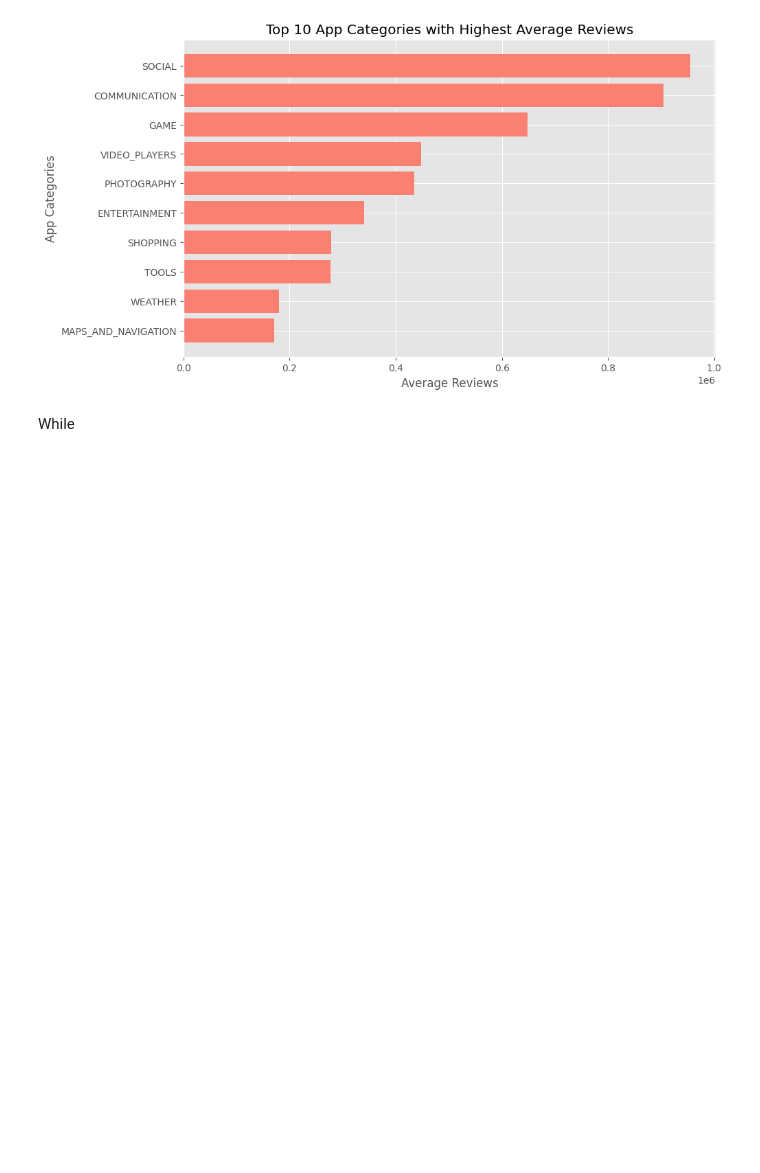
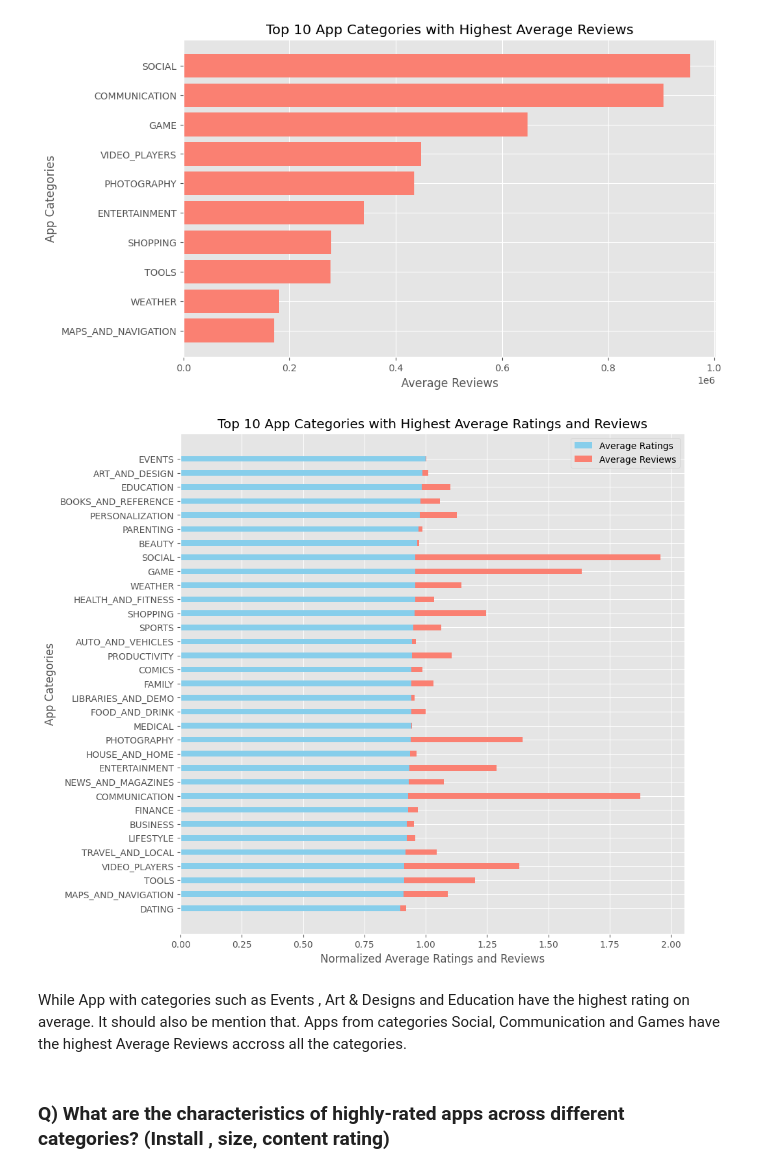
Before and after one commit to azfarali16/GooglePlayStore-EDA, a Jupyter notebook: google-play-store-apps.ipynb, the cells around one changed output. Saved outputs shown, nothing was run; the diff lists cells and outputs as text; code cells hidden in the pictures; blank space fills up the shorter version.

```diff
--- a/google-play-store-apps.ipynb
+++ b/google-play-store-apps.ipynb
@@ -375,5 +331,39 @@ plt.title('Top 10 App Categories with Highest Average Reviews')
 plt.show()
 # %% [output]
 [figure]
-# %% [markdown]
-While
+# %%
+df = playstore.groupby('Category',as_index=False)[['Rating','Reviews']].mean().\
+sort_values(by=['Rating','Reviews'],ascending = False)
+
+categories = df['Category'][::-1]
+ratings = df['Rating'][::-1]
+reviews = df['Reviews'][::-1]
+
+# Normalize the data
+ratings_norm = ratings / np.max(ratings)
+reviews_norm = reviews / np.max(reviews)
+
+# Create horizontal bar plot
+plt.figure(figsize=(10, 10))
+bar_width = 0.4
+index = np.arange(len(categories))
+
+
+plt.barh(index, ratings_norm, bar_width, color='skyblue', label='Average Ratings')
+plt.barh(index, reviews_norm, bar_width, color='salmon', label='Average Reviews', left=ratings_norm)
+
+# Add labels and title
+plt.xlabel('Normalized Average Ratings and Reviews')
+plt.ylabel('App Categories')
+plt.title('Top 10 App Categories with Highest Average Ratings and Reviews')
+plt.yticks(index, categories)
+plt.legend()
+
+# Show plot
+plt.show()
+# %% [output]
+[figure, added]
+# %% [markdown]
+While App with categories such as Events , Art & Designs and Education have the highest rating on average. It should also be mention that. Apps from categories Social, Communication and Games have the highest Average Reviews accross all the categories.
+# %% [markdown]
+### Q) What are the characteristics of highly-rated apps across different categories? (Install , size, content rating)
```
Also changed, not shown: parts of 10 cells of this notebook.
